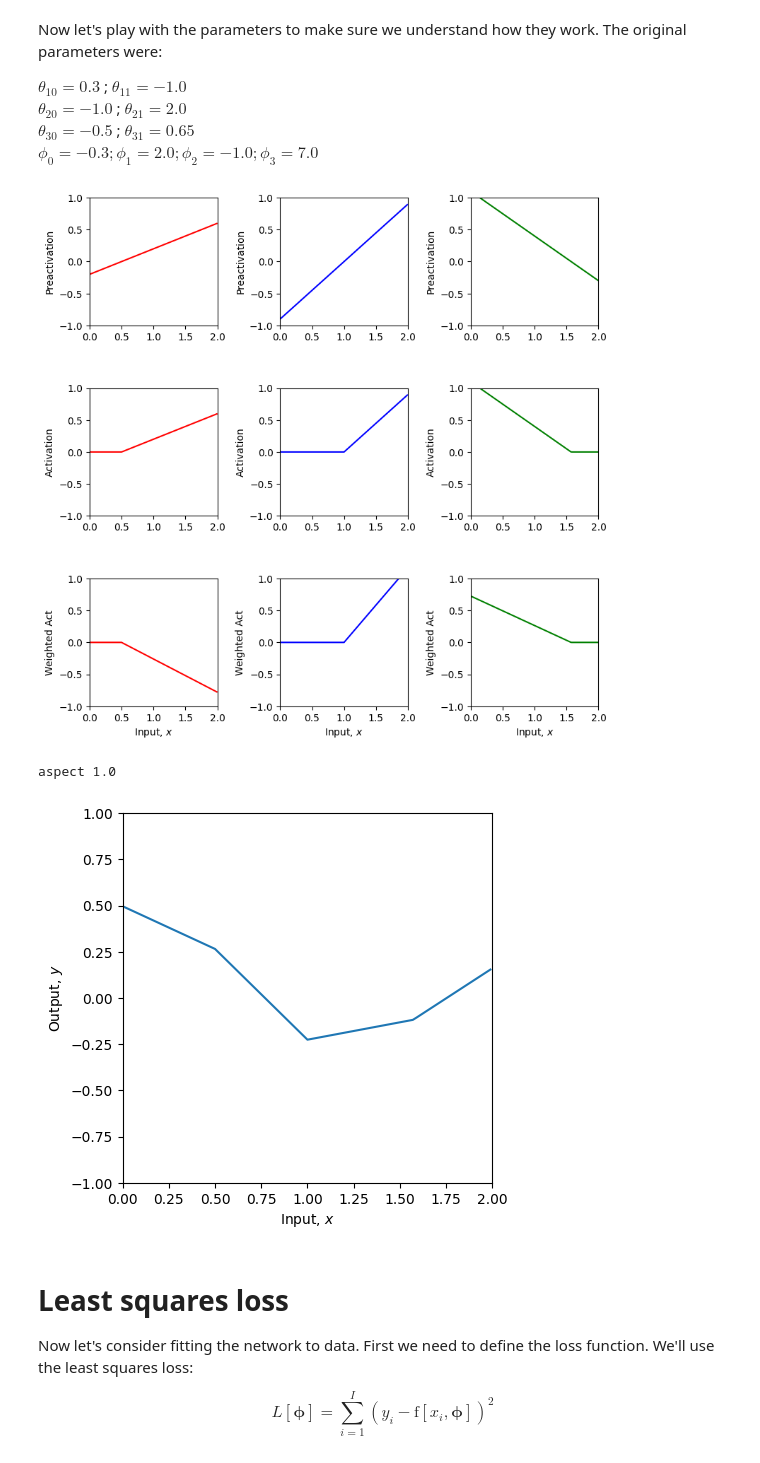
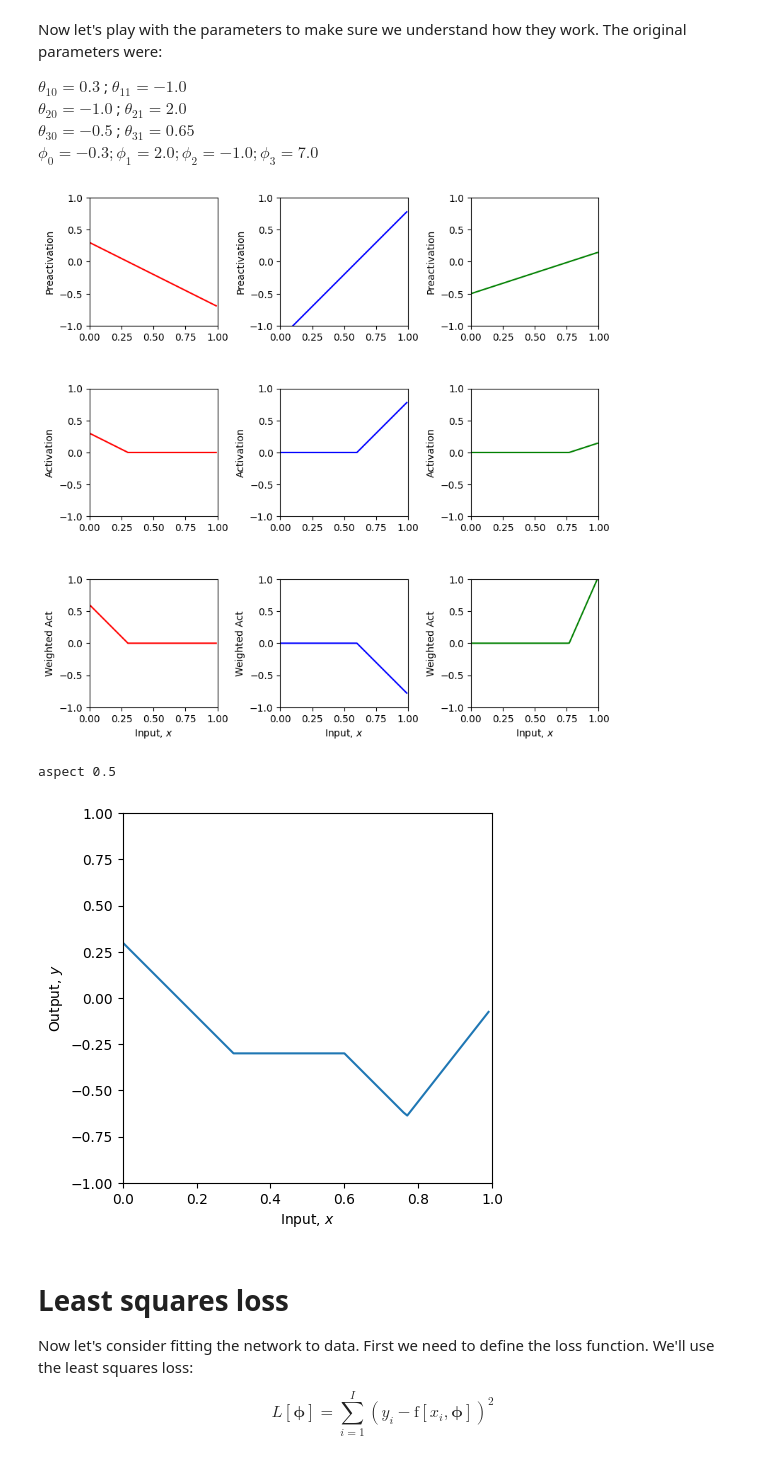
Before and after one commit to LogicsSoftware/Spoon-Knife, a Jupyter notebook: Notebooks/Chap03/3_1_Shallow_Networks_I.ipynb, the cells around one changed output. Cells and saved outputs as stored; diff of their text form; code cells hidden in the pictures.

```diff
--- a/Notebooks/Chap03/3_1_Shallow_Networks_I.ipynb
+++ b/Notebooks/Chap03/3_1_Shallow_Networks_I.ipynb
@@ -160,51 +160,61 @@ $\phi_0 = -0.3; \phi_1 = 2.0; \phi_2 = -1.0; \phi_3 = 7.0$
 # TODO
 # 1. Predict what effect changing phi_0 will have on the network.
 
 # 2. Predict what effect multiplying phi_1, phi_2, phi_3 by 0.5 would have.  Check if you are correct
 
 # 3. Predict what effect multiplying phi_1 by -1 will have.  Check if you are correct.
 
 # 4. Predict what effect setting theta_20 to -1.2 will have.  Check if you are correct.
 
 # 5. Change the parameters so that there are only two "joints" (including outside the range of the plot)
 # There are actually three ways to do this. See if you can figure them all out
 
 # 6. With the original parameters, the second line segment is flat (i.e. has slope zero)
 # How could you change theta_10 so that all of the segments have non-zero slopes
 
 # 7. What do you predict would happen if you multiply theta_20 and theta21 by 0.5, and phi_2 by 2.0?
 # Check if you are correct.
 
 # 8. What do you predict would happen if you multiply theta_20 and theta21 by -0.5, and phi_2 by -2.0?
 # Check if you are correct.
 
-theta_10 =  0.3  ; theta_11 = -1.0
-theta_20 = -1.0  ; theta_21 =  2.0
-theta_30 = -0.5  ; theta_31 =  0.65
-phi_0 = -0.3; phi_1 = 2.0; phi_2 = -1.0; phi_3 = 7.0
+fig_3_3 = True
+fig_3_3 = False
 
-# fig 3.3 values
-#'''
-theta_10 = -0.2  ; theta_11 =  0.4
-theta_20 = -0.9  ; theta_21 =  0.9
-theta_30 =  1.1  ; theta_31 = -0.70
-phi_0 = -0.23;
-phi_1 = -1.3; phi_2 = 1.3; phi_3 = 0.66
-#'''
+if fig_3_3:
+  # fig 3.3 values
+  theta_10 = -0.2  ; theta_11 =  0.4
+  theta_20 = -0.9  ; theta_21 =  0.9
+  theta_30 =  1.1  ; theta_31 = -0.70
+  phi_0 = -0.23;
+  phi_1 = -1.3; phi_2 = 1.3; phi_3 = 0.66
+  x = np.arange(0,2,0.01)
+else :
 
-# Define a range of input values
-x = np.arange(0,1,0.01)
-x = np.arange(0,2,0.01)
+  theta_10 =  0.3  ; theta_11 = -1.0
+  theta_20 = -1.0  ; theta_21 =  2.0
+  theta_30 = -0.5  ; theta_31 =  0.65
+  phi_0 = -0.3; phi_1 = 2.0; phi_2 = -1.0; phi_3 = 7.0
+
+  # Define a range of input values
+  x = np.arange(0,1,0.01)
+
+
+  #phi_0 = 0                                  # 1: result moved up / down
+  #phi_1 *= 0.5; phi_2 *= 0.5; phi_3 *= 0.5   # 2: result slopes multiplied (y-direction squashed / ..)
+  #phi_1 *= -1                                # 3: invert slope of 1st
+  theta_20 = -1.2                             # 4: start of 2nd ??
+
 
 # We run the neural network for each of these input values
 y, pre_1, pre_2, pre_3, act_1, act_2, act_3, w_act_1, w_act_2, w_act_3 = \
     shallow_1_1_3(x, ReLU, phi_0,phi_1,phi_2,phi_3, theta_10, theta_11, theta_20, theta_21, theta_30, theta_31)
 # And then plot it
 plot_neural(x, y, pre_1, pre_2, pre_3, act_1, act_2, act_3, w_act_1, w_act_2, w_act_3, plot_all=True)
 # %% [output]
-[figure, old version]
+[figure, new version]
-aspect 1.0
+aspect 0.5
-[figure, old version]
+[figure, new version]
 # %% [markdown]
 # Least squares loss
 
```
Also changed, not shown: parts of 2 cells of this notebook.
